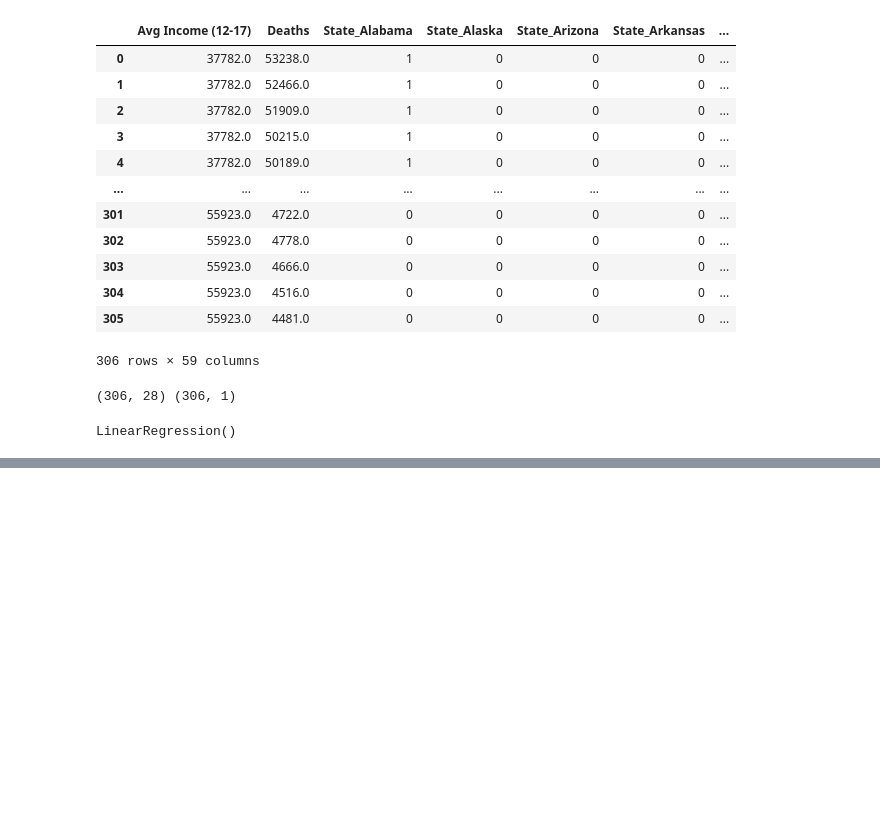
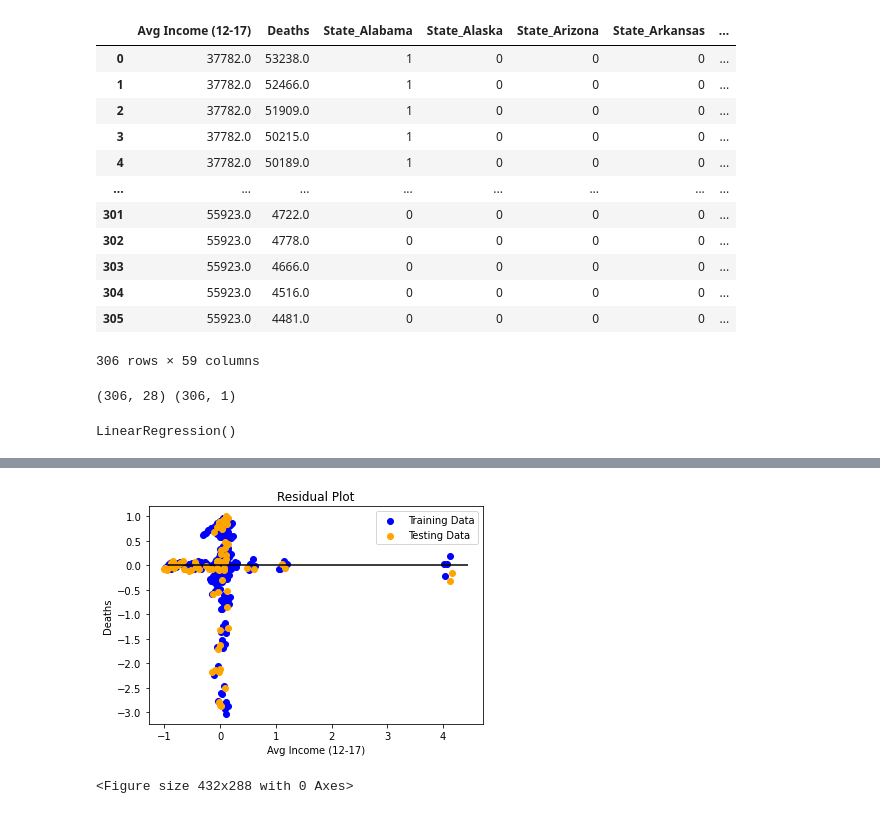
Before and after one commit to Tr3Yday30/Heartthrob, a Jupyter notebook: CleanData/Machine_Learning.ipynb, the cells around one changed output, grey strips where cells are left out. Saved outputs shown, nothing was run; the diff lists cells and outputs as text; code cells hidden in the pictures; blank space fills up the shorter version.

```diff
--- a/CleanData/Machine_Learning.ipynb
+++ b/CleanData/Machine_Learning.ipynb
@@ -120,0 +146,23 @@ LinearRegression()
+# %%
+# Make predictions using the X_test_scaled data
+# Plot y_test_scaled vs y_test_scaled
+# Scatter plot y_test_scaled vs predictions
+
+predictions = model.predict(X_test_scaled)
+model.fit(X_train_scaled, y_train_scaled)
+
+plt.scatter(model.predict(X_train_scaled), model.predict(X_train_scaled) - y_train_scaled, c="blue", label="Training Data")
+plt.scatter(model.predict(X_test_scaled), model.predict(X_test_scaled) - y_test_scaled, c="orange", label="Testing Data")
+
+plt.legend()
+plt.hlines(y=0, xmin=y_test_scaled.min(), xmax=y_test_scaled.max())
+plt.title("Residual Plot")
+plt.gca().set(xlabel='Avg Income (12-17)', ylabel='Deaths')
+plt.show()
+
+plt.savefig("../static/images/residual_plot.png", bbox_inches='tight')
+
+plt.show()
+# %% [output]
+[figure, added]
+<Figure size 432x288 with 0 Axes>
```
Also changed, not shown: parts of 2 cells of this notebook, 3 other files.
